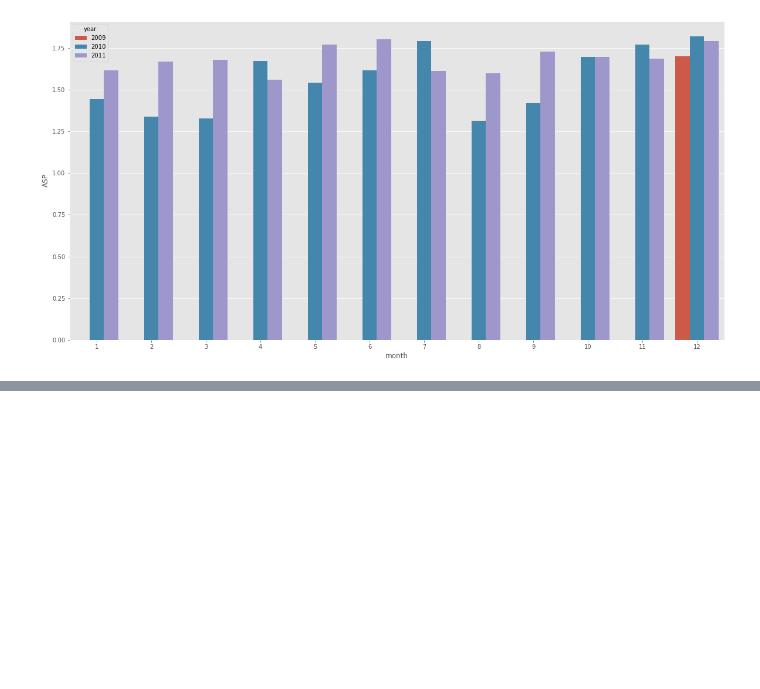
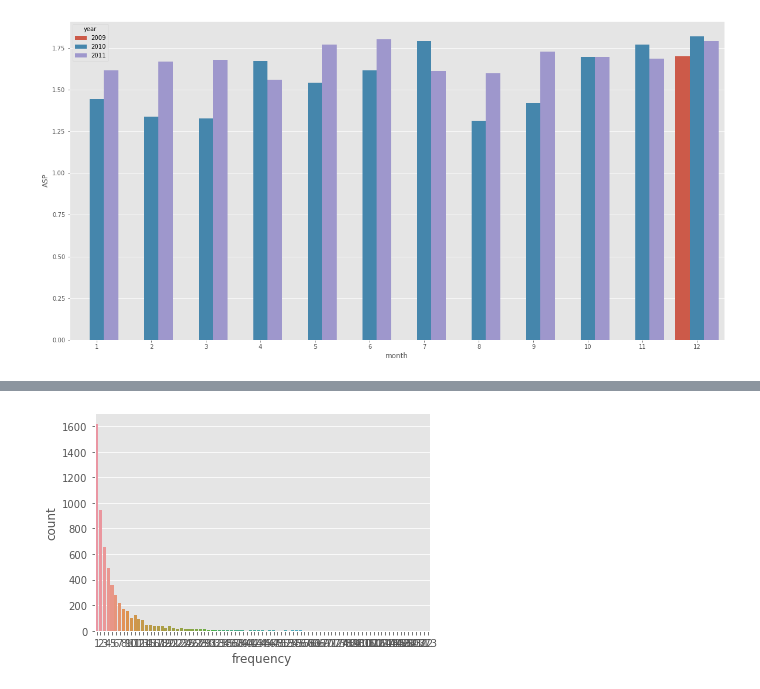
Before and after one commit to solyourock/growth, a Jupyter notebook: revise.ipynb, the cells around one changed output, grey strips where cells are left out. Cells and saved outputs as stored; diff of their text form; code cells hidden in the pictures; blank space fills up the shorter version.

```diff
--- a/revise.ipynb
+++ b/revise.ipynb
@@ -410,0 +506,5 @@ Name: Invoice, Length: 5853, dtype: int64
+# %%
+sns.countplot(RFM['frequency'])
+plt.show();
+# %% [output]
+[figure, added]
```
Also changed, not shown: parts of 37 cells of this notebook.
